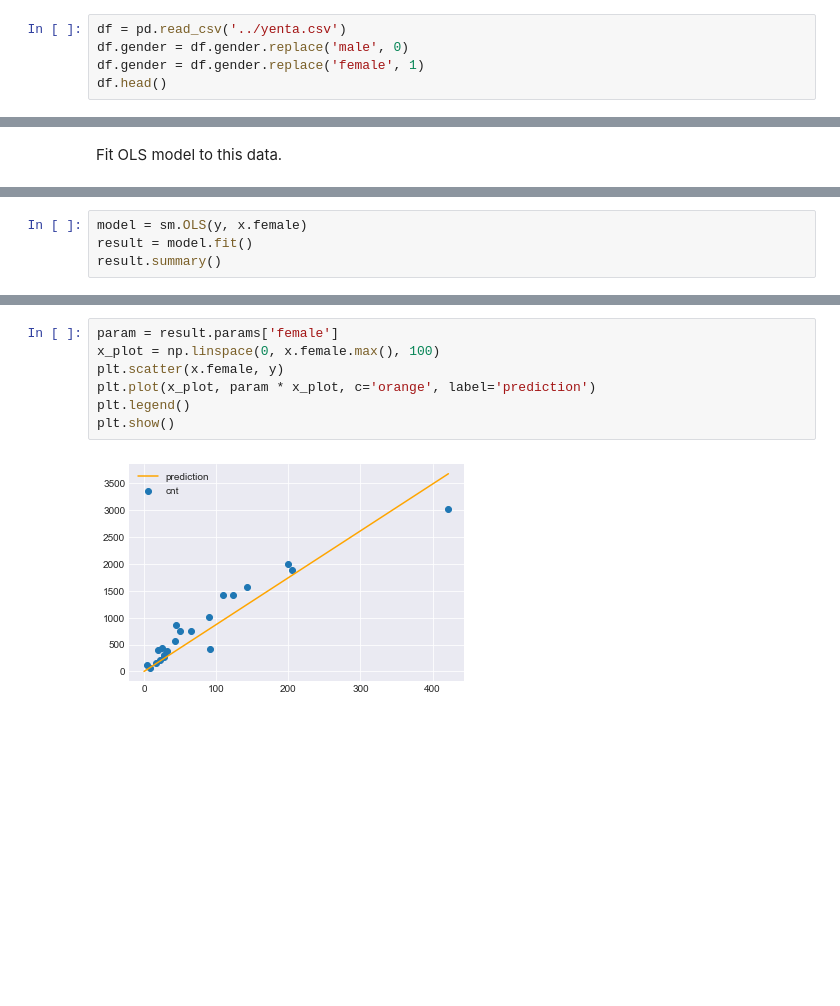
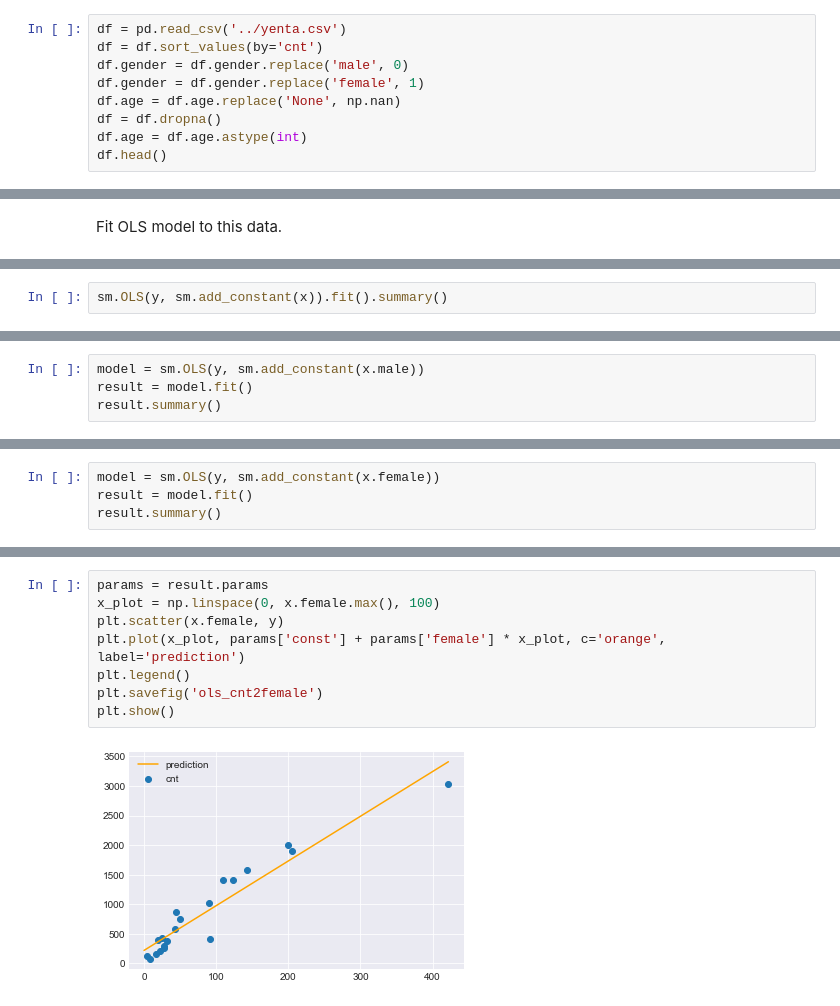
Before and after one commit to GitSumito/analytics, a Jupyter notebook: yenta/notebooks/yenta_v2.ipynb, the cells around one changed output, grey strips where cells are left out. Drawn from its saved outputs; the diff is of its cells as text; blank space fills up the shorter version.

```diff
--- a/yenta/notebooks/yenta_v2.ipynb
+++ b/yenta/notebooks/yenta_v2.ipynb
@@ -9,8 +10,12 @@ import seaborn as sns
 plt.style.use('seaborn-darkgrid')
 # %%
 df = pd.read_csv('../yenta.csv')
+df = df.sort_values(by='cnt')
 df.gender = df.gender.replace('male', 0)
 df.gender = df.gender.replace('female', 1)
+df.age = df.age.replace('None', np.nan)
+df = df.dropna()
+df.age = df.age.astype(int)
 df.head()
 # %% [output]
 |  | gender | age | job | is_staff | cnt | male | female | under_21 | 22_25 | 26_30 | ... | ... |
@@ -74,3 +75,5 @@ plt.legend()
 plt.show()
 # %% [output]
 [figure]
+# %%
+sm.OLS(y, sm.add_constant(x)).fit().summary()
@@ -76,0 +135,4 @@ plt.show()
+# %%
+model = sm.OLS(y, sm.add_constant(x.male))
+result = model.fit()
+result.summary()
@@ -77,5 +171,5 @@ plt.show()
 # %%
-model = sm.OLS(y, x.female)
+model = sm.OLS(y, sm.add_constant(x.female))
 result = model.fit()
 result.summary()
 # %% [output]
@@ -98,14 +193,15 @@ OLS Regression Results
 Warnings:
 [1] Standard Errors assume that the covariance matrix of the errors is correctly specified.
 # %%
-param = result.params['female']
+params = result.params
 x_plot = np.linspace(0, x.female.max(), 100)
 plt.scatter(x.female, y)
-plt.plot(x_plot, param * x_plot, c='orange', label='prediction')
+plt.plot(x_plot, params['const'] + params['female'] * x_plot, c='orange', label='prediction')
 plt.legend()
+plt.savefig('ols_cnt2female')
 plt.show()
 # %% [output]
-[figure, old version]
+[figure, new version]
 # %%
 model = sm.OLS(x.female, x.male)
 result = model.fit()
```
Also changed, not shown: parts of 19 cells of this notebook.
